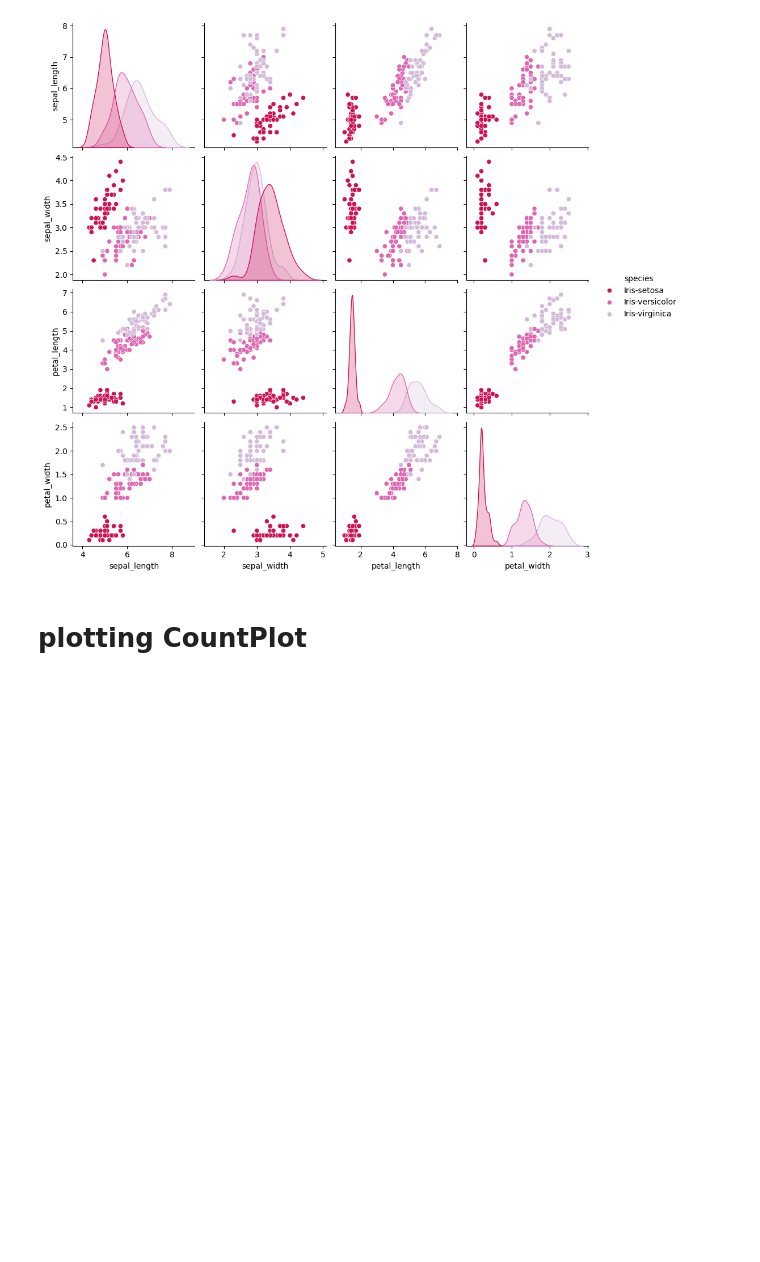
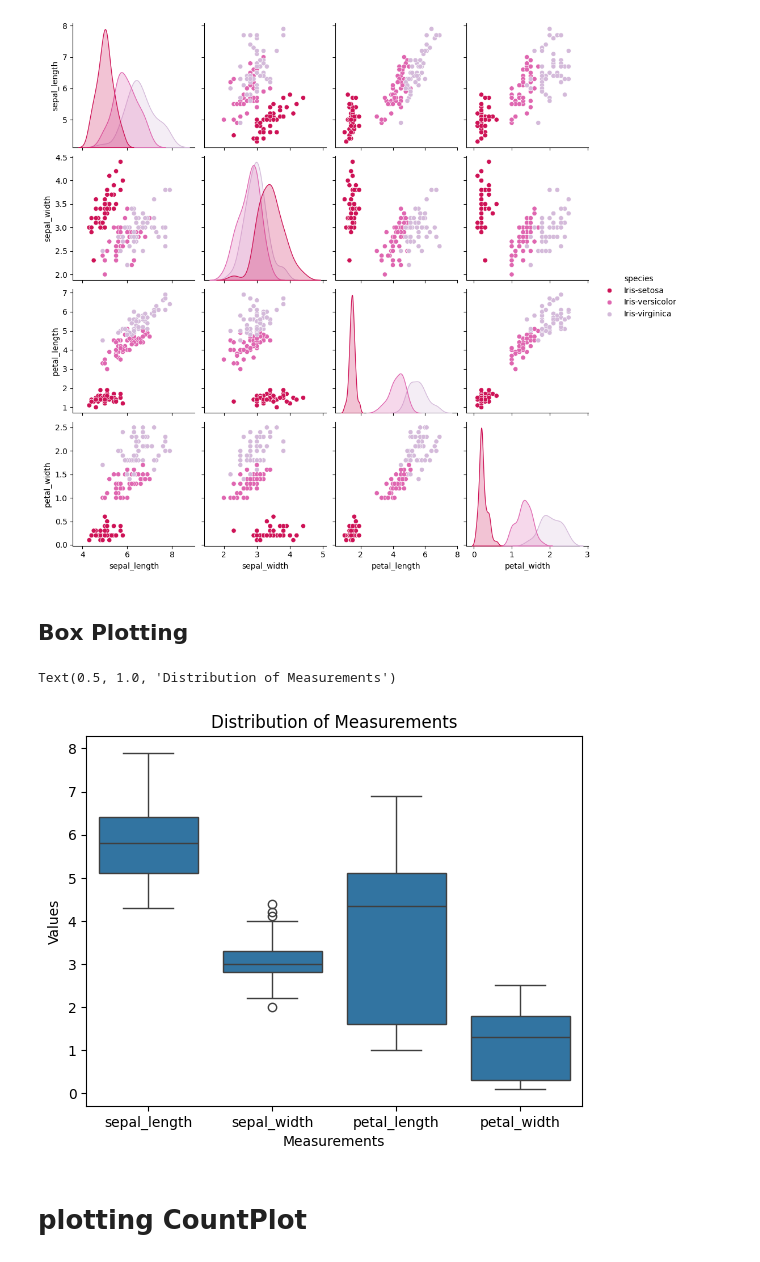
Before and after one commit to Suma623/CODESOFT, a Jupyter notebook: CODESOFT_TASK_03.ipynb, the cells around one changed output. Cells and saved outputs as stored; diff of their text form; code cells hidden in the pictures; blank space fills up the shorter version.

```diff
--- a/CODESOFT_TASK_03.ipynb
+++ b/CODESOFT_TASK_03.ipynb
@@ -216,6 +218,17 @@ sns.pairplot(df,hue='species',palette='PuRd_r')
 # %% [output]
 <seaborn.axisgrid.PairGrid at 0x...>
 [figure]
+# %% [markdown]
+## Box Plotting
+# %%
+df1 = df.drop('species',axis=1).melt(value_vars=df.drop('species',axis=1).columns)
+sns.boxplot(df1,x='variable', y='value')
+plt.xlabel('Measurements')
+plt.ylabel('Values')
+plt.title('Distribution of Measurements')
+# %% [output]
+Text(0.5, 1.0, 'Distribution of Measurements')
+[figure, added]
 # %% [markdown]
 # plotting CountPlot
 # %%
```
Also changed, not shown: parts of 3 cells of this notebook.
